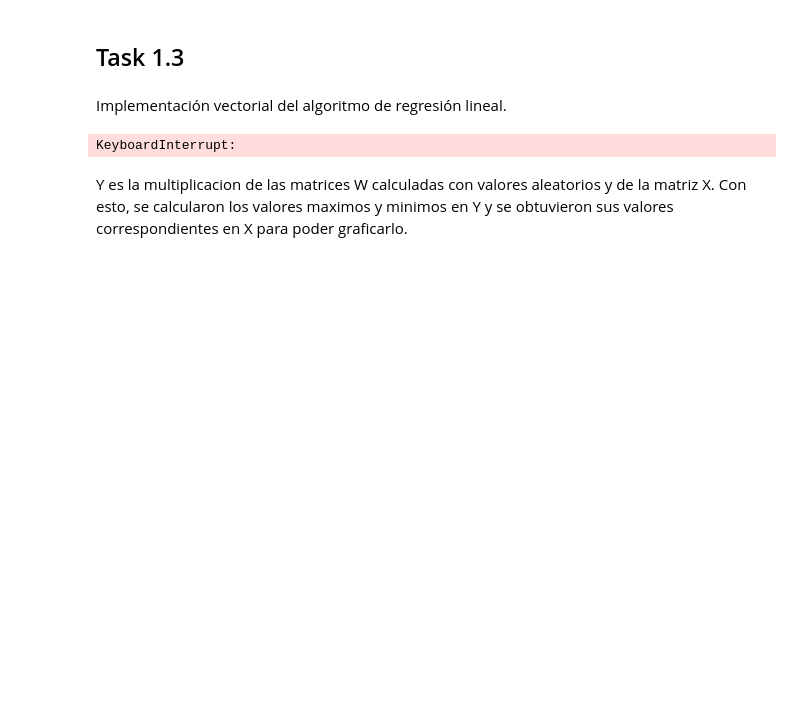
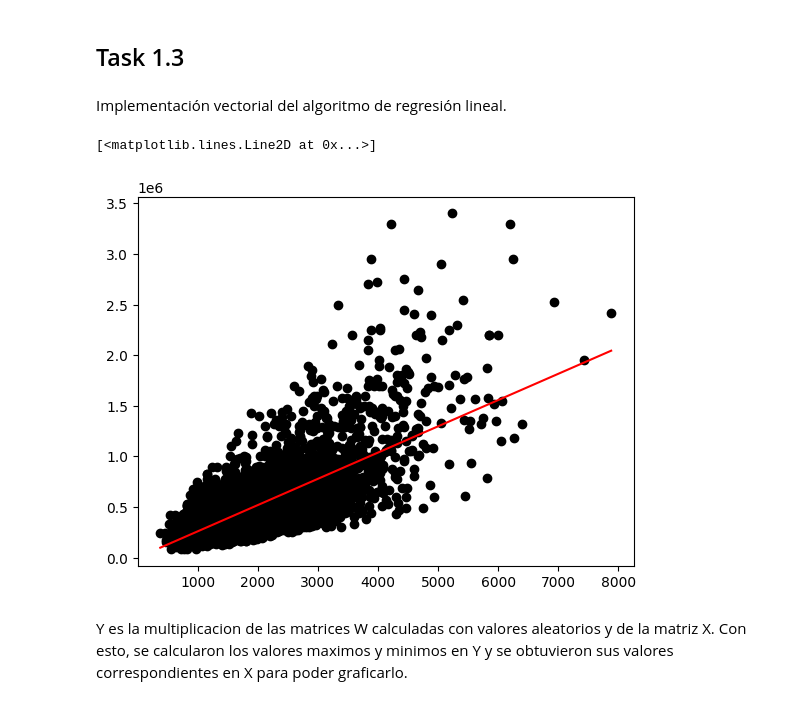
Before and after one commit to JuanDiegoAvila/Lab4_AI, a Jupyter notebook: Laboratorio4.ipynb, the cells around one changed output. Cells and saved outputs as stored; diff of their text form; code cells hidden in the pictures; blank space fills up the shorter version.

```diff
--- a/Laboratorio4.ipynb
+++ b/Laboratorio4.ipynb
@@ -21,7 +21,7 @@ Y = np.array(data["price"])
 X = np.array(data["sqft_living"])
 
 
-X_train, X_test, Y_train, Y_test = train_test_split(X, Y, test_size=0.2, random_state=42)
+X_train, X_test, Y_train, Y_test = train_test_split(X, Y, test_size=0.8, random_state=42)
 # %%
 # se calcula la matriz
 def matriz_pol(datos, k):
@@ -56,7 +56,7 @@ def w_pol(k):
 
     W = []
     for i in range(k+1):
-        W.append([rd.randint(0, 100)])
+        W.append(rd.randint(0, 100))
     W = np.array(W)
     return W
 # %% [markdown]
@@ -66,66 +66,52 @@ Implementación vectorial del algoritmo de regresión lineal.
 # %%
 # Building the model
 def crear_modelo(X_data, Y_data, polinomio):
     x = matriz_pol(X_data, polinomio) # X de forma de matriz de grado 1
     y = np.array(Y_data)
     x_trans = x.transpose() # X transpuesta
     w = w_pol(polinomio) # W con valores aleatorios
 
     w_t = w.transpose()
     t = np.dot(w_t, x_trans)
 
-    # m = w[1]
-    # c = w[0
-    #print(x_trans)
-    #print(w)
-
     error = 0
-    L = 0.12  # The learning Rate
+    L = 0.000000012 # The learning Rate
     epochs = 1000 # The number of iterations
 
-    n = len(X_train)
-
+    n = len(X_data)
     # Performing Gradient Descent
     for i in range(epochs):
 
-        #new_w = (-2/n) * np.dot(x, w)
+        y_pred = np.dot(x, w)
+        y_y = np.subtract(y, y_pred)
+        x_y = np.dot(x_trans, y_y)
+        n_x_y = np.dot((-2/n),  x_y)
+        l_n_x_y = np.dot(L, n_x_y)
+        w = w - l_n_x_y
 
-        # m = m - L * new_w[1]  # Update m
-        # c = c - L * new_w[0]  # Update c
-        y_pred = np.multiply(x_trans, w)
-        y_y = np.subtract(y, y_pred)
-        y_y = np.array(y_y)
-        # x_y = np.multiply(x, y_y)
-        x_y = x@y_y
+        error = (1/n) * np.dot((t - np.dot(x, w)).transpose(), (t - np.dot(x, w)))
 
-        w = w - L * ((-2/n) * x_y)
+    return w, error, x
 
-        error = (1/n) * (t - np.multiply(x, w)).transpose() * (t - np.multiply(x, w))
+w, error, x = crear_modelo(X_train, Y_train, 1)
 
+Y = np.dot(x, w)
 
-    return w, error
+max_indx = np.unravel_index(np.argmax(Y), Y.shape)
+min_indx = np.unravel_index(np.argmin(Y), Y.shape)
 
-w, error = crear_modelo(X_train, Y_train, 1)
+x_maximo = x[max_indx]
+x_minimo = x[min_indx]
+y_maximo = Y[max_indx]
+y_minimo = Y[min_indx]
 
-# print (m, c)
+x = [x_maximo[1], x_minimo[1]]
+y = [y_maximo, y_minimo]
 
-# W = np.array([c, m])
-# Y = np.dot(x, W)
-
-# max_indx = np.unravel_index(np.argmax(Y), Y.shape)
-# min_indx = np.unravel_index(np.argmin(Y), Y.shape)
-
-# x_maximo = x[max_indx]
-# x_minimo = x[min_indx]
-# y_maximo = Y[max_indx]
-# y_minimo = Y[min_indx]
-
-# x = [x_maximo[1], x_minimo[1]]
-# y = [y_maximo, y_minimo]
-
-# plt.plot(X_train, Y_train, 'o', color='black')
-# plt.plot(x, y, color='red')
+plt.plot(X_train, Y_train, 'o', color='black')
+plt.plot(x, y, color='red')
 # %% [output]
-KeyboardInterrupt:
+[<matplotlib.lines.Line2D at 0x...>]
+[figure, added]
 # %% [markdown]
 Y es la multiplicacion de las matrices W calculadas con valores aleatorios y de la matriz X. Con esto, se calcularon los valores maximos y minimos en Y y se obtuvieron sus valores correspondientes en X para poder graficarlo.
```
